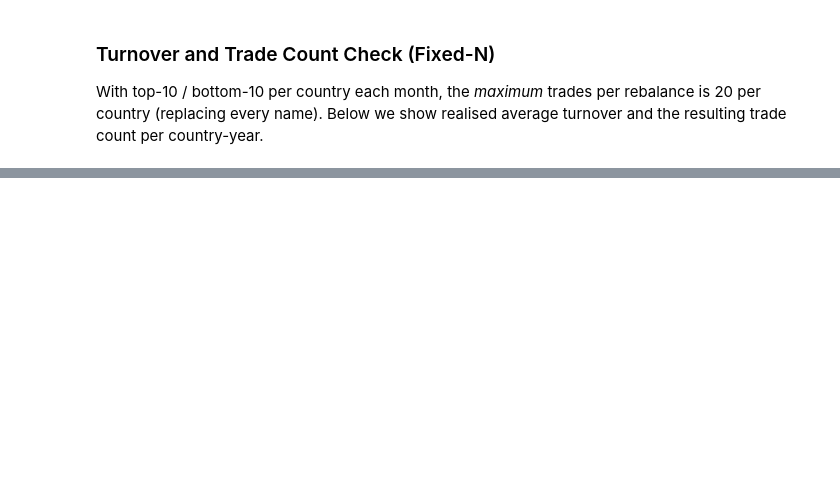
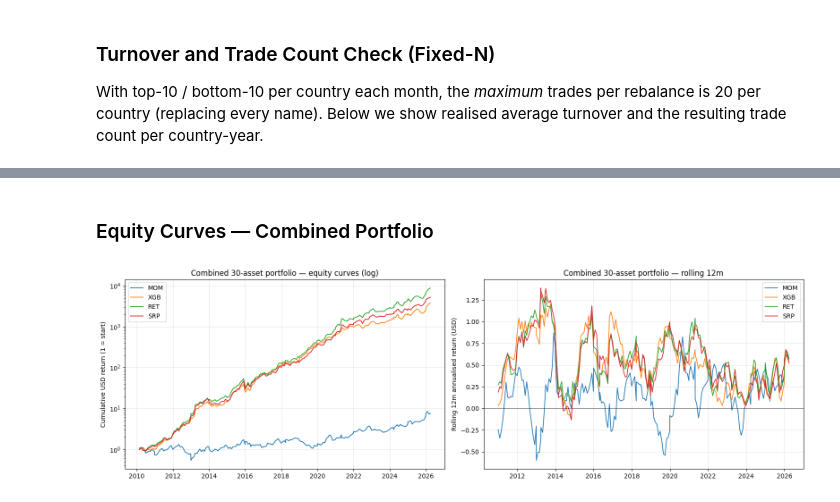
Before and after one commit to galamboslajos/Finance-Working-Files, a Jupyter notebook: Investments_2026/deep_momentum/run.ipynb, the cells around one changed output, grey strips where cells are left out. Drawn from its saved outputs; the diff is of its cells as text; code cells hidden in the pictures; blank space fills up the shorter version.

```diff
--- a/Investments_2026/deep_momentum/run.ipynb
+++ b/Investments_2026/deep_momentum/run.ipynb
@@ -454,0 +463,8 @@ Austria          SRP              76.2%          11.4         183
+# %%
+from fx import build_fx_table, replace_fwd_return_with_usd
+
+fx_table = build_fx_table(PILOT_COUNTRIES, start='1990-01-01')
+for ccy, s in fx_table.items():
+    n = s['fx_rate'].notna().sum()
+    print(f'  {ccy}USD: {n} monthly obs, '
+          f'{s["date"].min().date()} → {s["date"].max().date()}')
@@ -454,0 +641,37 @@ Austria          SRP              76.2%          11.4         183
+# %% [markdown]
+### Equity Curves — Combined Portfolio
+# %%
+import matplotlib.pyplot as plt
+
+fig, axes = plt.subplots(1, 2, figsize=(16, 5))
+colors = {'MOM': '#1f77b4', 'XGB': '#ff7f0e', 'RET': '#2ca02c', 'SRP': '#d62728'}
+
+ax = axes[0]
+for name, c in colors.items():
+    if name not in combined_results:
+        continue
+    port = combined_results[name]['portfolio']
+    cum = (1 + port['ls_ret']).cumprod()
+    ax.plot(port['date'], cum, label=name, color=c, linewidth=1.3)
+ax.set_yscale('log')
+ax.set_ylabel('Cumulative USD return (1 = start)')
+ax.set_title('Combined 30-asset portfolio — equity curves (log)')
+ax.legend(); ax.grid(alpha=0.3)
+
+ax = axes[1]
+for name, c in colors.items():
+    if name not in combined_results:
+        continue
+    port = combined_results[name]['portfolio']
+    roll = port['ls_ret'].rolling(12).mean() * 12
+    ax.plot(port['date'], roll, label=name, color=c, linewidth=1.2)
+ax.axhline(0, color='black', linewidth=0.5)
+ax.set_ylabel('Rolling 12m annualised return (USD)')
+ax.set_title('Combined 30-asset portfolio — rolling 12m')
+ax.legend(); ax.grid(alpha=0.3)
+
+plt.tight_layout()
+plt.savefig('results/combined_usd_equity.png', dpi=150, bbox_inches='tight')
+plt.show()
+# %% [output]
+[figure, added]
```
Also changed, not shown: parts of 12 cells of this notebook, 4 other files.
